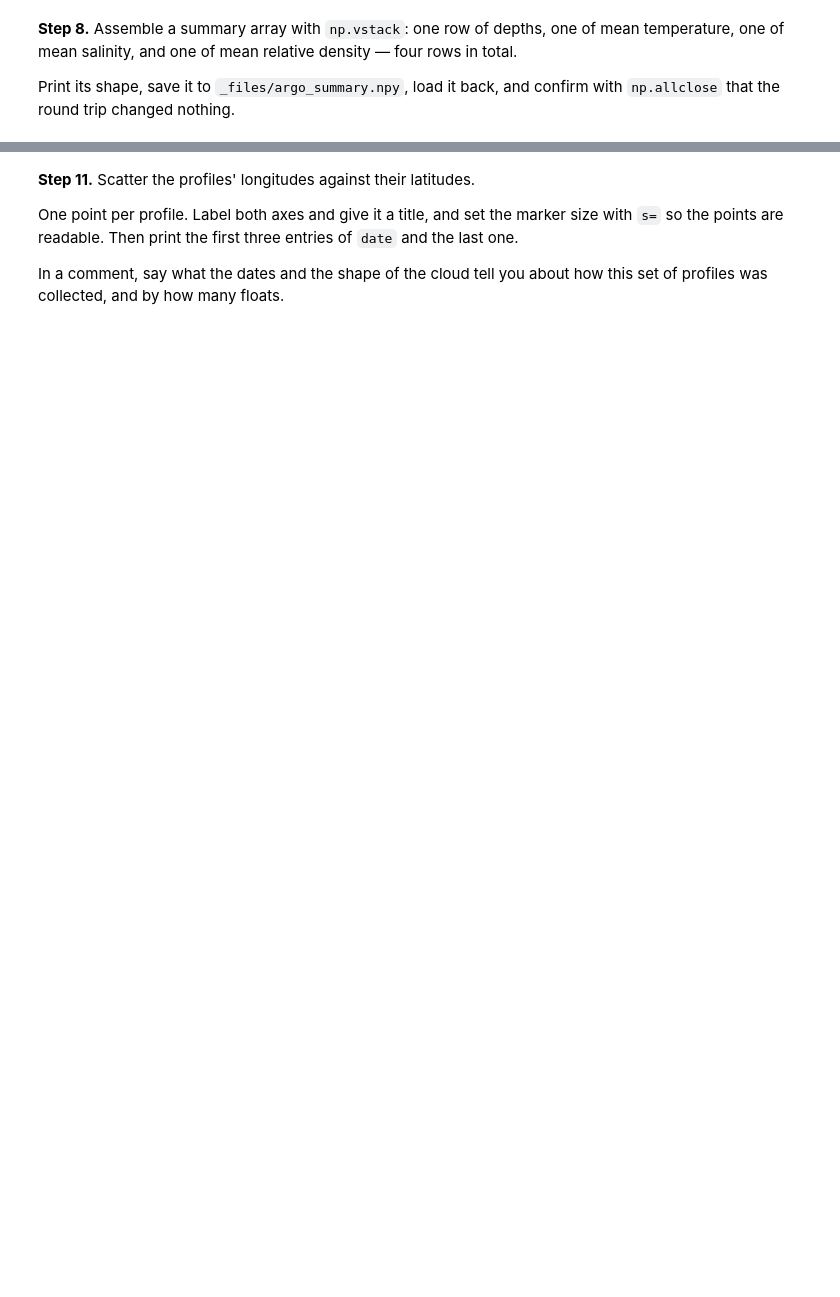
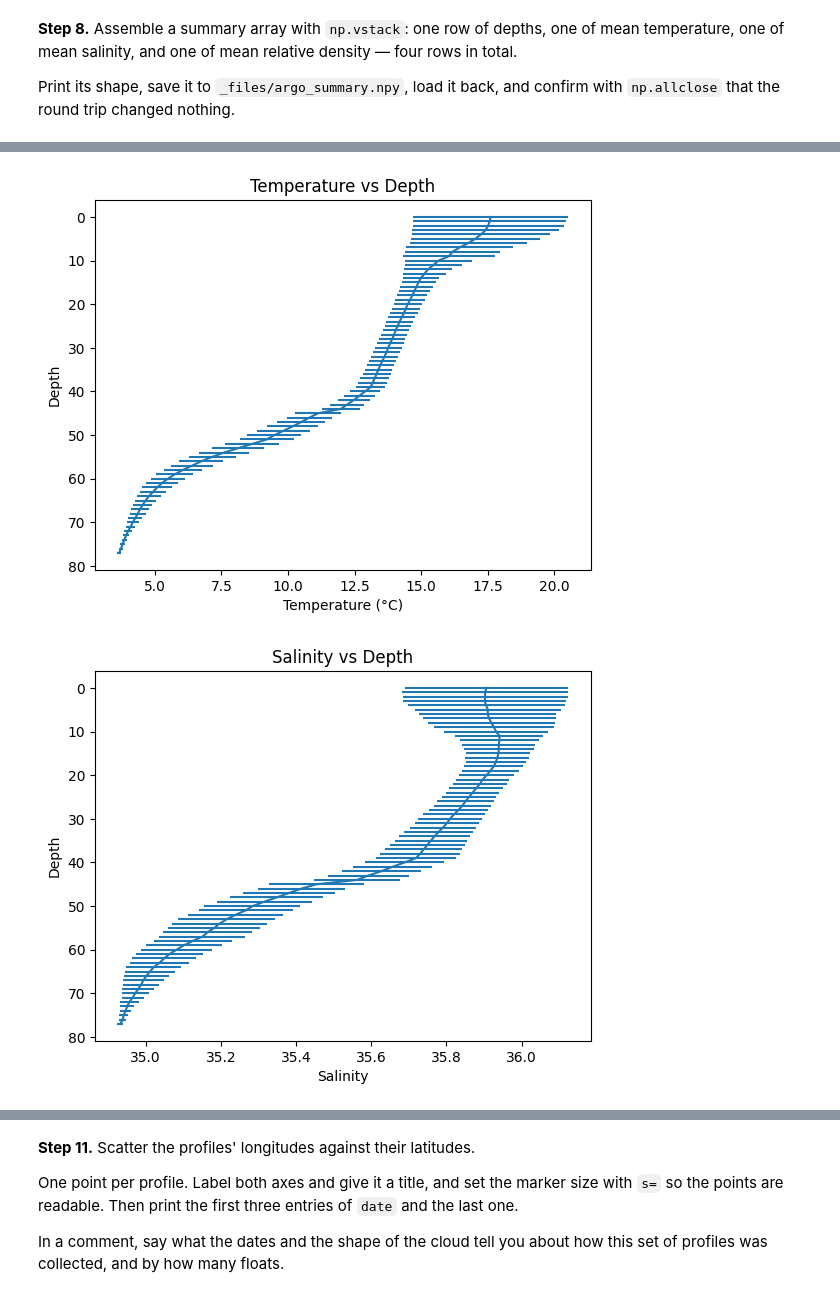
Before and after one commit to Pantinkraitre/2026_Intro_Python, a Jupyter notebook: live/part-I/1.3-numpy-environmental-exercises.ipynb, the cells around one changed output, grey strips where cells are left out. Drawn from its saved outputs; the diff is of its cells as text; code cells hidden in the pictures; blank space fills up the shorter version.

```diff
--- a/live/part-I/1.3-numpy-environmental-exercises.ipynb
+++ b/live/part-I/1.3-numpy-environmental-exercises.ipynb
@@ -236,8 +246,13 @@ contain missing values and an ordinary mean propagates them.
 sum_Nan_mean_T=np.isnan(mean_T).sum()
 print(f"pourcentage de NaN dans mean_T={round(sum_Nan_mean_T/mean_T.size*100)}%")
 
-mean_T_clean=np.nanmean(mean_T)
-np.isnan(mean_T_clean).sum()# il y en a 0 mtn
+#fais la moyenne sans prendre en compte les NaN
+mean_T_clean=np.nanmean(T,axis=1)
+std_T_clean=np.nanstd(T,axis=1)
+
+
+print(f"Moyennw sans prendre en compte les NaN : {round(np.isnan(mean_T_clean).sum(),3)}")
+print(f"Standard deviation sans prendre en compte les NaN : {round(np.isnan(std_T_clean).sum(),3)}")
 
 # Hint: np.isnan(T) gives a boolean array; True counts as 1 when summed
 # Hint: T.size is the total number of elements
@@ -306,0 +403,47 @@ near the surface compared with at depth.
+# %%
+# Your solution here
+# Hint: plt.errorbar(mean_S, level, xerr=std_S)
+
+plt.figure()
+plt.errorbar(mean_T_clean, level, xerr=std_T_clean)
+plt.xlabel("Temperature (°C)")
+plt.ylabel("Depth")
+plt.title("Temperature vs Depth")
+plt.gca().invert_yaxis()
+plt.show()
+#variation importante de l'écart type montrant que les mesures du haut sont moins précises
+
+mean_S_clean = np.nanmean(S, axis=1)
+std_S_clean = np.nanstd(S, axis=1)
+plt.figure()
+plt.errorbar(mean_S_clean, level, xerr=std_S_clean)
+plt.xlabel("Salinity")
+plt.ylabel("Depth")
+plt.title("Salinity vs Depth")
+plt.gca().invert_yaxis()
+plt.show()
+
+# Pressure (P)
+mean_P_clean = np.nanmean(P, axis=1)
+std_P_clean = np.nanstd(P, axis=1)
+plt.figure()
+plt.errorbar(mean_P_clean, level, xerr=std_P_clean)
+plt.xlabel("Pressure (dbar)")
+plt.ylabel("Depth")
+plt.title("Pressure vs Depth")
+plt.gca().invert_yaxis()
+plt.show()
+
+# Relative density
+mean_relative_density_clean = np.nanmean(relative_density, axis=1)
+std_relative_density_clean = np.nanstd(relative_density, axis=1)
+plt.figure()
+plt.errorbar(mean_relative_density_clean, level, xerr=std_relative_density_clean)
+plt.xlabel("Relative density")
+plt.ylabel("Depth")
+plt.title("Relative Density vs Depth")
+plt.gca().invert_yaxis()
+plt.show()
+# %% [output]
+[figure, added]
+[figure, added]
```
Also changed, not shown: parts of 10 cells of this notebook.
